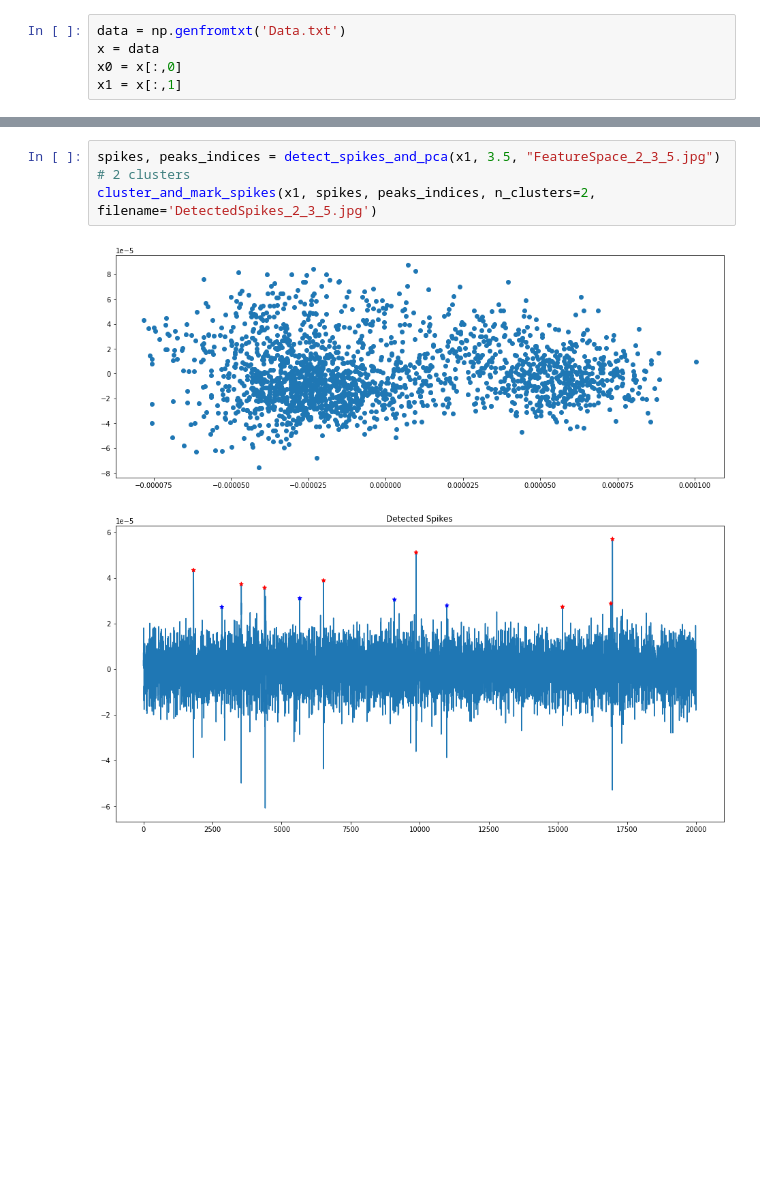
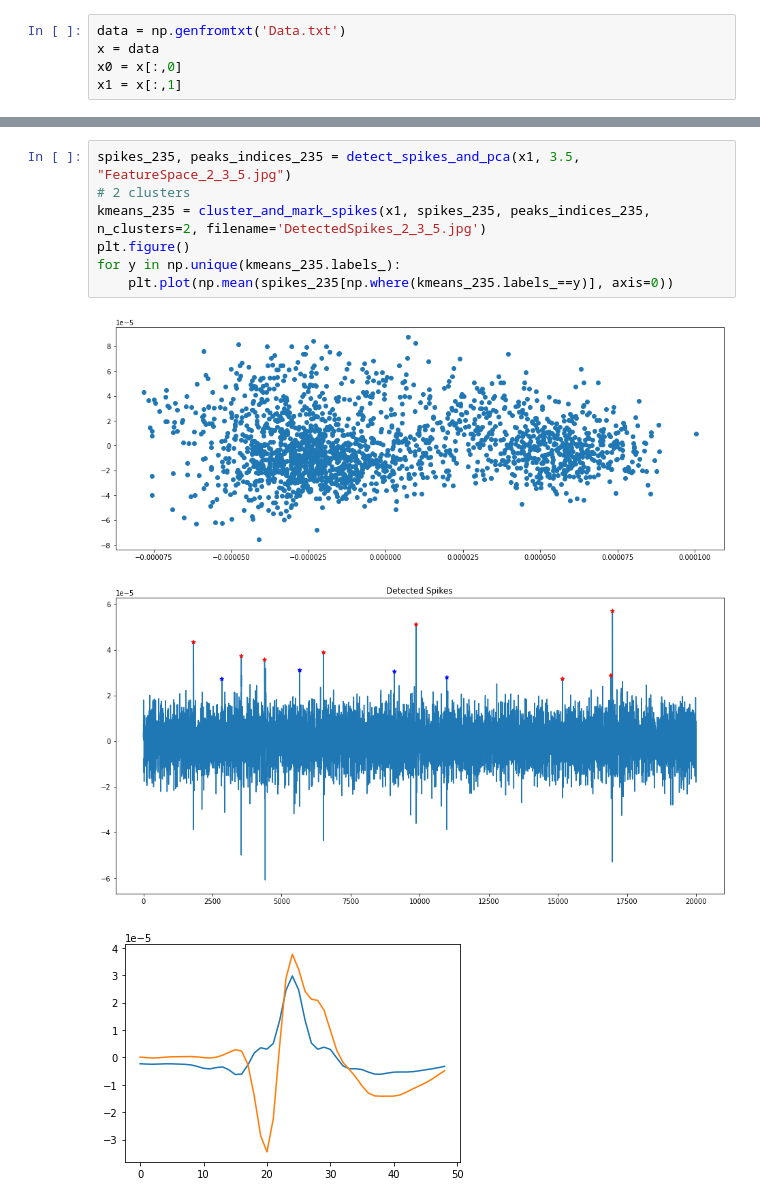
Before and after one commit to eslamHegazy/spike-sorting, a Jupyter notebook: a3.ipynb, the cells around one changed output, grey strips where cells are left out. Saved outputs shown, nothing was run; the diff lists cells and outputs as text; blank space fills up the shorter version.

```diff
--- a/a3.ipynb
+++ b/a3.ipynb
@@ -85,8 +95,12 @@ cluster_and_mark_spikes(x0, spikes, peaks_indices, n_clusters=2, filename='Detec
 # %%
-spikes, peaks_indices = detect_spikes_and_pca(x1, 3.5, "FeatureSpace_2_3_5.jpg")
+spikes_235, peaks_indices_235 = detect_spikes_and_pca(x1, 3.5, "FeatureSpace_2_3_5.jpg")
 # 2 clusters
-cluster_and_mark_spikes(x1, spikes, peaks_indices, n_clusters=2, filename='DetectedSpikes_2_3_5.jpg')
+kmeans_235 = cluster_and_mark_spikes(x1, spikes_235, peaks_indices_235, n_clusters=2, filename='DetectedSpikes_2_3_5.jpg')
+plt.figure()
+for y in np.unique(kmeans_235.labels_):
+    plt.plot(np.mean(spikes_235[np.where(kmeans_235.labels_==y)], axis=0))
 # %% [output]
 [figure]
 [figure]
+[figure, added]
 # %%
```
Also changed, not shown: parts of 6 cells of this notebook, 4 other files.
